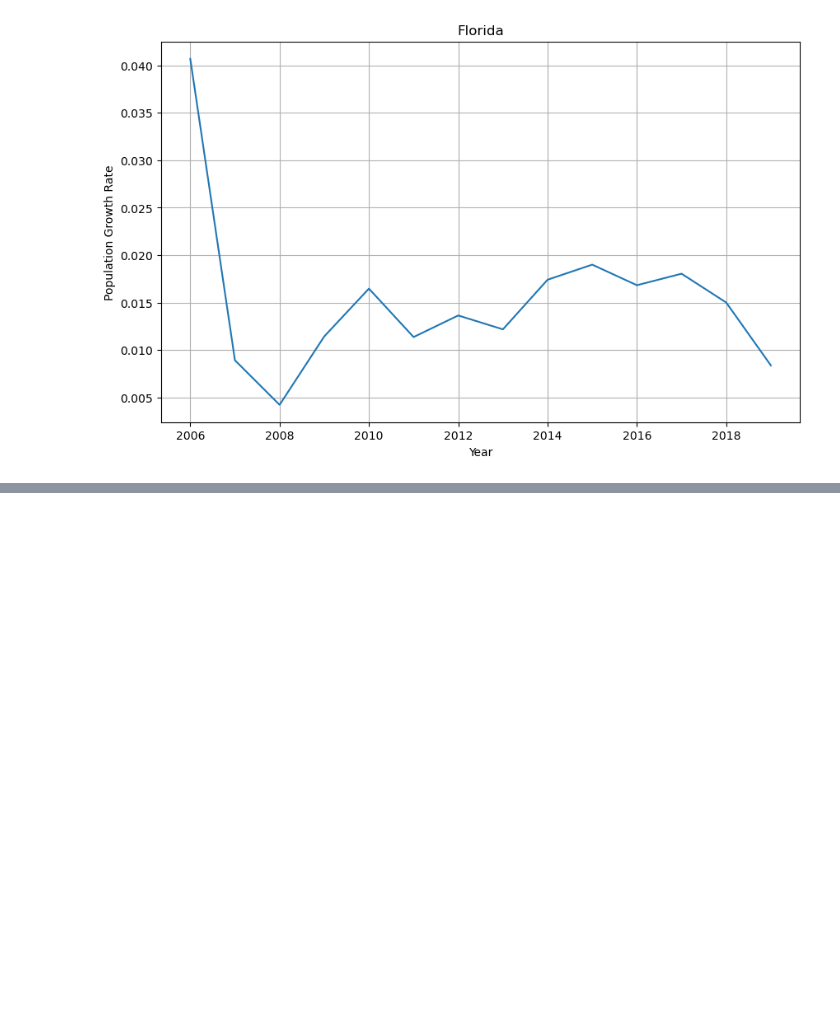
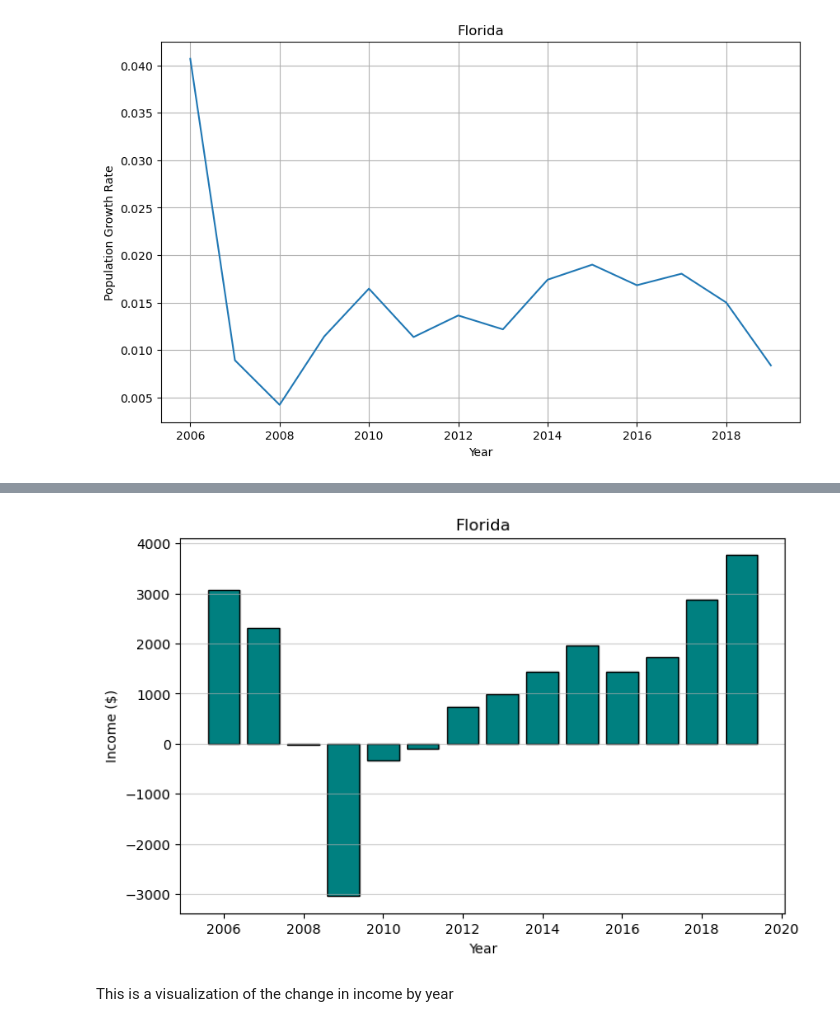
Before and after one commit to King45345/IA-340, a Jupyter notebook: Lab6.ipynb, the cells around one changed output, grey strips where cells are left out. Saved outputs shown, nothing was run; the diff lists cells and outputs as text; code cells hidden in the pictures; blank space fills up the shorter version.

```diff
--- a/Lab6.ipynb
+++ b/Lab6.ipynb
@@ -140,0 +249,5 @@ plt.show()
+# %%
+import pandas as pd
+
+va_df = pd.read_sql(sql, con=conn)
+va_df
@@ -140,0 +270,20 @@ plt.show()
+# %%
+import pandas as pd
+import matplotlib.pyplot as plt
+
+# Create a bar graph
+plt.figure(figsize=(8, 5))
+plt.bar(va_df['year_current'], va_df['income_change'], color='teal', edgecolor='black')
+
+# Add labels and title
+plt.title('Florida')
+plt.xlabel('Year')
+plt.ylabel('Income ($)')
+plt.grid(axis='y', alpha=0.6)
+
+# Show the plot
+plt.show()
+# %% [output]
+[figure, added]
+# %% [markdown]
+This is a visualization of the change in income by year
```
Also changed, not shown: parts of 10 cells of this notebook.
